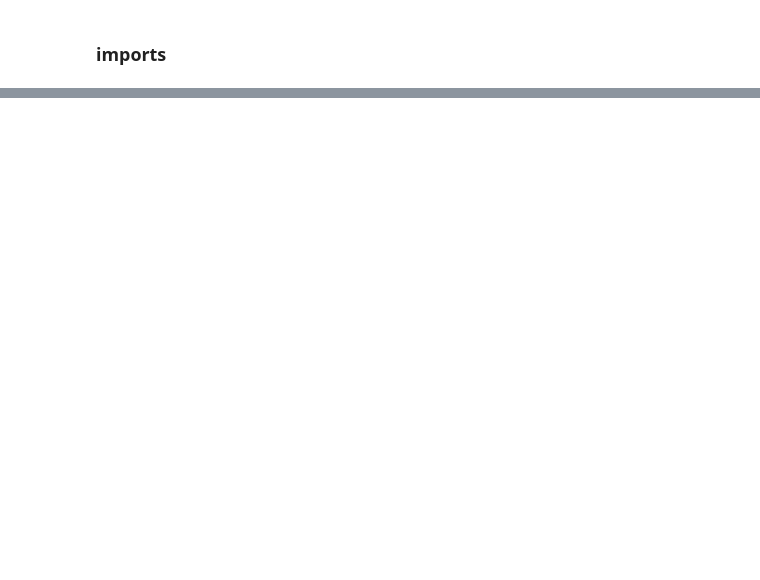
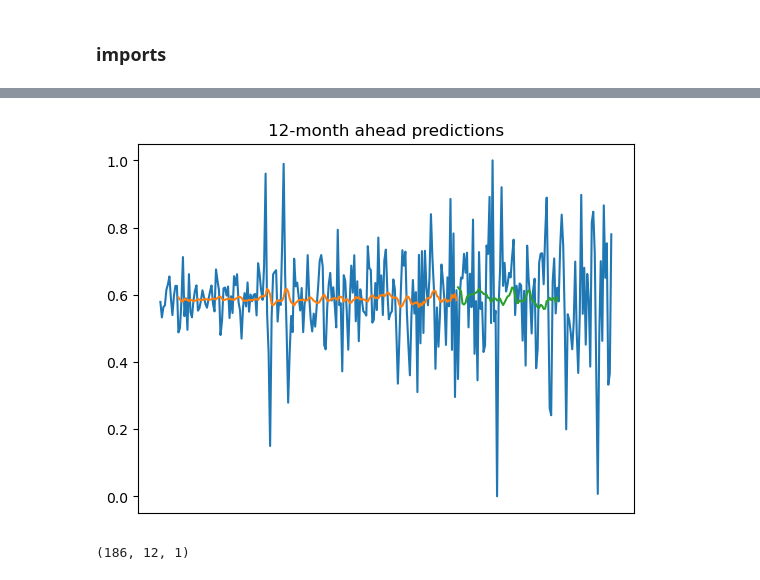
Before and after one commit to hlu109/math462_project, a Jupyter notebook: scripts/LSTM.ipynb, the cells around one changed output, grey strips where cells are left out. Cells and saved outputs as stored; diff of their text form; code cells hidden in the pictures; blank space fills up the shorter version.

```diff
--- a/scripts/LSTM.ipynb
+++ b/scripts/LSTM.ipynb
@@ -194,0 +443,19 @@ plt.show()
+# %%
+pred_train = ar_lstm_model.predict(X_train)#[:, :, 0]
+pred_test = ar_lstm_model.predict(X_test)#[:, :, 0]
+
+# un-scale the predictions
+# price_ts = scaler.inverse_transform(price_ts)
+# pred_train = scaler.inverse_transform(pred_train)
+# pred_test = scaler.inverse_transform(pred_test)
+
+plt.plot(price_d1_ts)
+plt.gca().set_xticks([])
+
+plt.plot(range(lookback, lookback + len(pred_train)), pred_train[:, -1])
+plt.plot(
+    range(lookback + len(pred_train),
+          lookback + len(pred_train) + len(pred_test)), pred_test[:, -1])
+plt.title('12-month ahead predictions')
+plt.show()
+# %% [output]
@@ -194,0 +464,5 @@ plt.show()
+[figure, added]
+# %%
+pred_train.shape
+# %% [output]
+(186, 12, 1)
```
Also changed, not shown: parts of 67 cells of this notebook, 2 other files.
